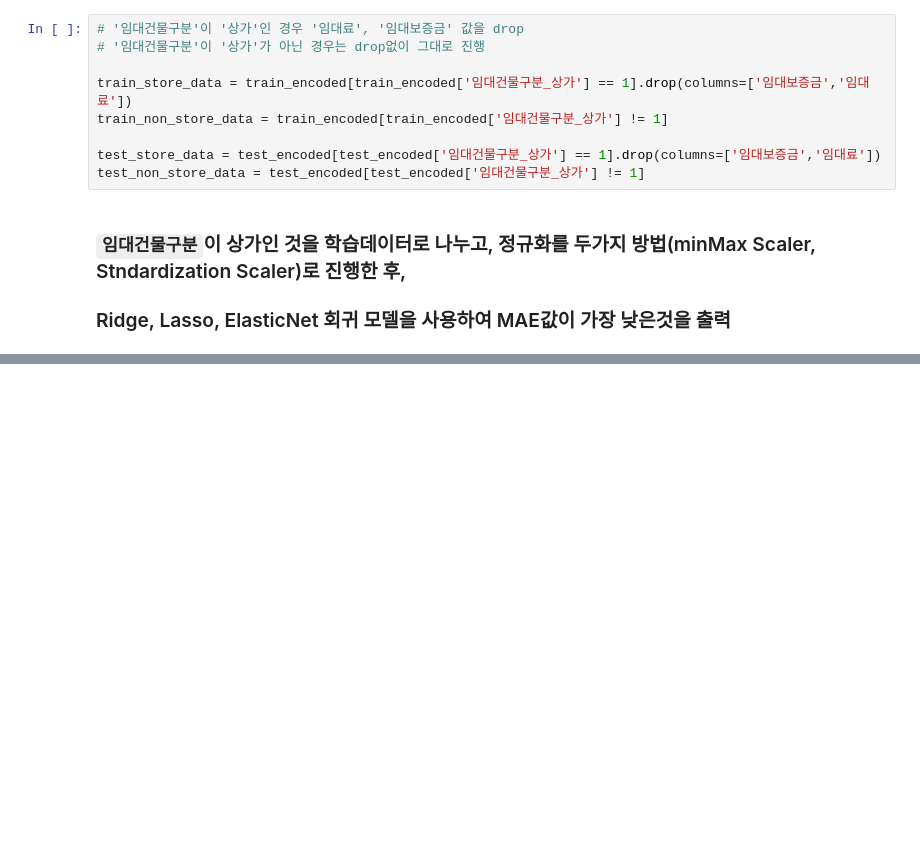
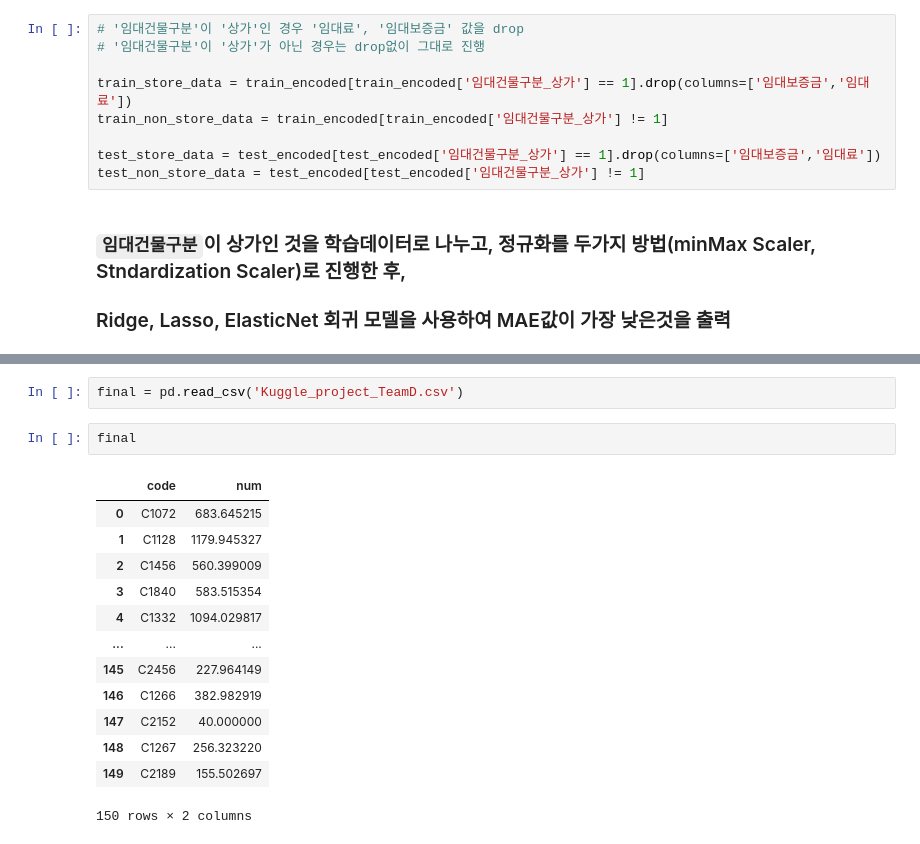
Before and after one commit to SEUNGW00LEE/Kuggle, a Jupyter notebook: project/Kuggle_project_TeamD.ipynb, the cells around one changed output, grey strips where cells are left out. Saved outputs shown, nothing was run; the diff lists cells and outputs as text; blank space fills up the shorter version.

```diff
--- a/project/Kuggle_project_TeamD.ipynb
+++ b/project/Kuggle_project_TeamD.ipynb
@@ -771,0 +1092,18 @@ final_submission.to_csv('Kuggle_project_TeamD.csv', index=False)
+# %%
+final = pd.read_csv('Kuggle_project_TeamD.csv')
+# %%
+final
+# %% [output]
+|  | code | num |
+| 0 | C1072 | 683.645215 |
+| 1 | C1128 | 1179.945327 |
+| 2 | C1456 | 560.399009 |
+| 3 | C1840 | 583.515354 |
+| 4 | C1332 | 1094.029817 |
+| ... | ... | ... |
+| 145 | C2456 | 227.964149 |
+| 146 | C1266 | 382.982919 |
+| 147 | C2152 | 40.000000 |
+| 148 | C1267 | 256.323220 |
+| 149 | C2189 | 155.502697 |
+150 rows × 2 columns
```
Also changed, not shown: parts of 67 cells of this notebook, 50 other files.
